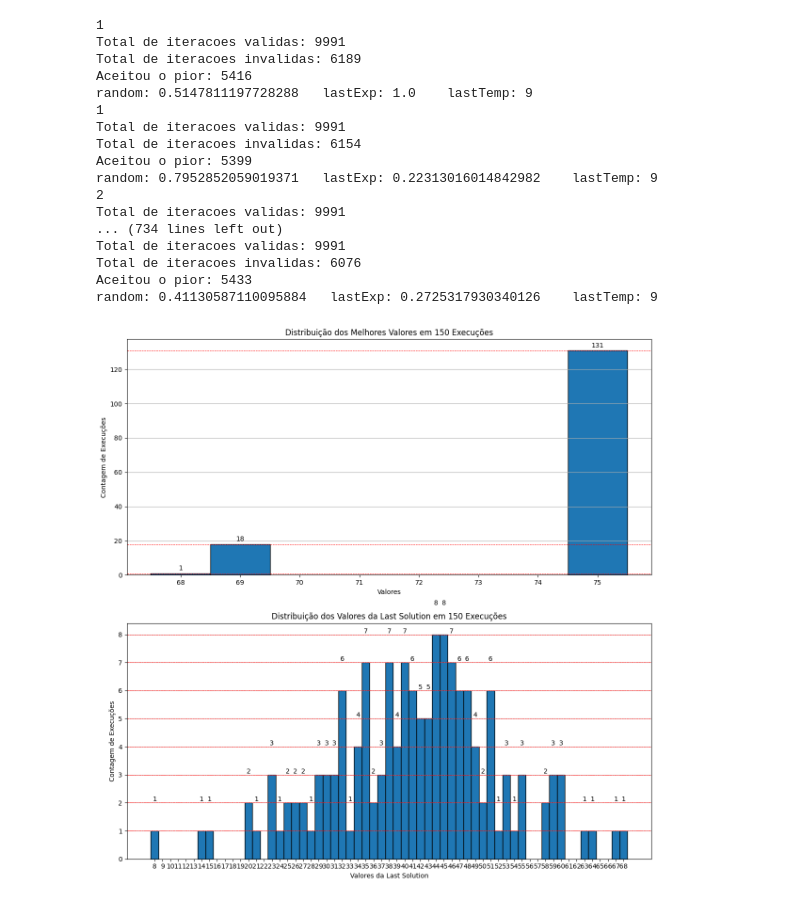
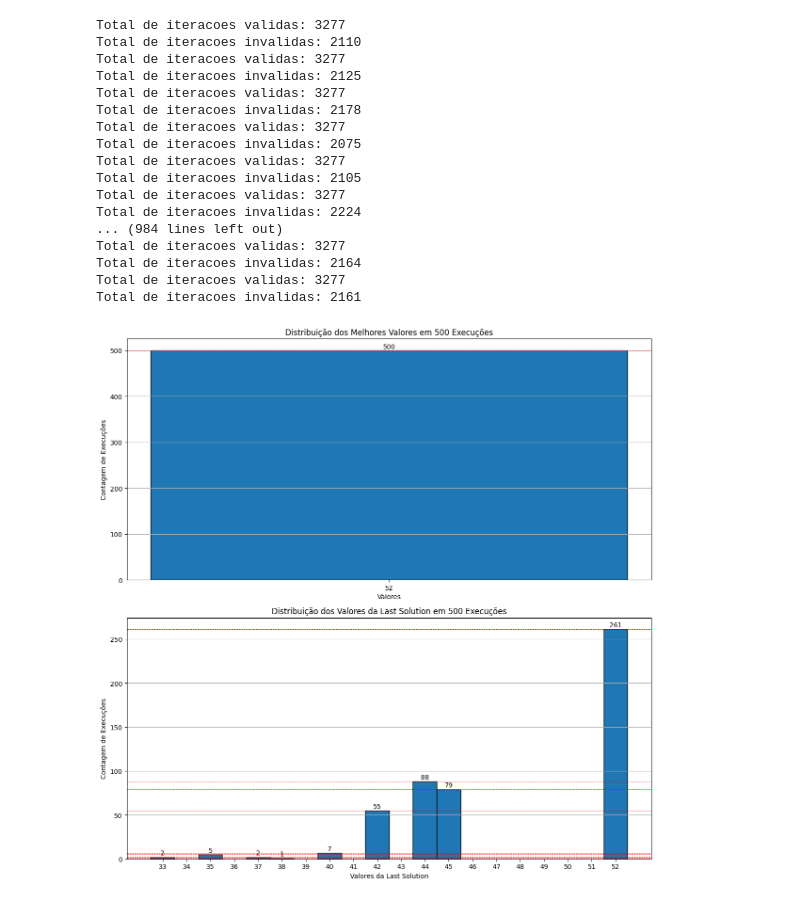
Before and after one commit to Nkamura/SI-Knapsack-problem, a Jupyter notebook: Better Alg.ipynb, the cells around one changed output. Saved outputs shown, nothing was run; the diff lists cells and outputs as text; code cells hidden in the pictures.

```diff
--- a/Better Alg.ipynb
+++ b/Better Alg.ipynb
@@ -77,7 +77,7 @@ def RandomNeighbor(solution):
 # %%
 
 #Quantidade de Itens
-n = 14
+n = 10
 originalValues = mochilaInicial(n)
 print(originalValues)
 capacity = capacidadeMochila(originalValues)
@@ -104,7 +104,7 @@ def solveKnapsack():
     #])
 
     # Definir estados Iniciais - Aleatório
-    currentSolution = [0, 0, 1, 0, 1, 0, 0, 0, 0, 0, 0, 1, 0, 0]
+    currentSolution = [0, 0, 1, 0, 1, 0, 0, 0, 0, 0]
     #currentSolution = [1, 0, 1, 1, 0, 0, 1, 0, 1, 1, 0, 0, 1, 0]
 
 
@@ -118,10 +118,10 @@ def solveKnapsack():
 
     # Temperatura inicial
     # Temperatura recebe um valor "aleatório" que vai dimiuindo conforme aumentar o número e iterações
-    temperature = 10000
-    decreaseFactor = 1
-    #decreaseFactor = 0.99
-    stopTemp = 9
+    temperature = 1000000000000
+    #decreaseFactor = 1
+    decreaseFactor = 0.99
+    stopTemp = 0.005
 
     # Stuck count para "sair" de loops ruins
     # NAO ALTERAR A TEMPERATURA MANUALMENTE!
@@ -145,7 +145,7 @@ def solveKnapsack():
         #print(valorNeighbor)
 
         if valorNeighbor != 0:
-            lastSolution = copy.deepcopy(currentSolution)
+
             # Fit = Próximo - Atual > para ver se é melhor que a atual
             fitness = valorNeighbor - currentValue
             totalIteracoes= totalIteracoes + 1
@@ -172,17 +172,19 @@ def solveKnapsack():
                 bestValue = currentValue
                 bestSolution = copy.deepcopy(currentSolution)
 
-            #temperature = temperature * decreaseFactor
-            temperature = temperature - decreaseFactor
+            temperature = temperature * decreaseFactor
+            #temperature = temperature - decreaseFactor
             lastTemp = temperature
         else:
             igualZero = igualZero + 1
 
     #print(lastAcepted)
-    #print(f"Total de iteracoes validas: {totalIteracoes}")
-    #print(f"Total de iteracoes invalidas: {igualZero}")
+    print(f"Total de iteracoes validas: {totalIteracoes}")
+    print(f"Total de iteracoes invalidas: {igualZero}")
     #print(f"Aceitou o pior: {countPior}")
     #print(f"random: {lastValueRandom}   lastExp: {lastMath}    lastTemp: {lastTemp}")
+    #lastSolution = currentValue
+    lastSolution = copy.deepcopy(currentSolution)
     return bestSolution, bestValue, lastSolution, lastTemp
 # %%
 bestSolution, bestValue, lastSolution, lastTemp= solveKnapsack()
@@ -260,15 +259,19 @@ random: 0.4631075179797508   lastExp: 0.4965853037914095    lastTemp: 9
 # %%
+import os
 import numpy as np
 import random
 import math
 import copy
 import matplotlib.pyplot as plt
 
-# [Assumindo que sua função solveKnapsack já está definida anteriormente]
+# Cria a pasta SolutionsGraphs caso ela não exista
+output_folder = 'SolutionsGraphs'
+if not os.path.exists(output_folder):
+    os.makedirs(output_folder)
 
 results = []
 last_solution_values = []  # Lista para armazenar os valores da lastSolution
-num_iterations = 150  # Número de execuções
+num_iterations = 500  # Número de execuções
 
 for i in range(num_iterations):
     bestSolution, bestValue, lastSolution, lastTemp = solveKnapsack()
@@ -287,50 +290,55 @@ bars = plt.bar(unique_values, counts, width=1, edgecolor='black', align='center'
 plt.xlabel('Valores')
 plt.ylabel('Contagem de Execuções')
 plt.title(f'Distribuição dos Melhores Valores em {num_iterations} Execuções')
 plt.xticks(np.arange(min(unique_values), max(unique_values) + 1, 1))  # Eixo X de 1 em 1
 plt.grid(axis='y')  # Grade para facilitar a visualização
 
 # Adicionar linhas pontilhadas nos valores do eixo Y
 for i in range(len(counts)):
     plt.axhline(y=counts[i], color='red', linestyle='--', linewidth=0.7)  # Linha pontilhada
     plt.text(unique_values[i], counts[i] + 1, str(counts[i]), ha='center', va='bottom')  # Adiciona o valor em cima da barra
 
 # Gráfico 2: Distribuição dos Valores da Last Solution
 unique_last_values, last_counts = np.unique(last_solution_values, return_counts=True)
 
 # Gráfico 2: Last Solution
 plt.subplot(2, 1, 2)  # 2 linhas, 1 coluna, gráfico 2
 bars_last = plt.bar(unique_last_values, last_counts, width=1, edgecolor='black', align='center')
 plt.xlabel('Valores da Last Solution')
 plt.ylabel('Contagem de Execuções')
 plt.title(f'Distribuição dos Valores da Last Solution em {num_iterations} Execuções')
 plt.xticks(np.arange(min(unique_last_values), max(unique_last_values) + 1, 1))  # Eixo X de 1 em 1
 plt.grid(axis='y')  # Grade para facilitar a visualização
 
 # Adicionar linhas pontilhadas nos valores do eixo Y
 for i in range(len(last_counts)):
     plt.axhline(y=last_counts[i], color='red', linestyle='--', linewidth=0.7)  # Linha pontilhada
     plt.text(unique_last_values[i], last_counts[i] + 1, str(last_counts[i]), ha='center', va='bottom')  # Valor em cima da barra
 
-# Ajustar layout e mostrar os gráficos
-plt.tight_layout()  # Ajusta o layout para que os gráficos não se sobreponham
+# Ajustar layout
+plt.tight_layout()
+
+# Salvar o gráfico na pasta SolutionsGraphs em formato JPG
+output_path = os.path.join(output_folder, "Distribuicao_Valores.jpg")
+plt.savefig(output_path, format='jpg')
+
 plt.show()
 # %% [output]
-1
-Total de iteracoes validas: 9991
-Total de iteracoes invalidas: 6189
-Aceitou o pior: 5416
-random: 0.5147811197728288   lastExp: 1.0    lastTemp: 9
-1
-Total de iteracoes validas: 9991
-Total de iteracoes invalidas: 6154
-Aceitou o pior: 5399
-random: 0.7952852059019371   lastExp: 0.22313016014842982    lastTemp: 9
-2
-Total de iteracoes validas: 9991
-... (734 lines left out)
-Total de iteracoes validas: 9991
-Total de iteracoes invalidas: 6076
-Aceitou o pior: 5433
-random: 0.41130587110095884   lastExp: 0.2725317930340126    lastTemp: 9
+Total de iteracoes validas: 3277
+Total de iteracoes invalidas: 2110
+Total de iteracoes validas: 3277
+Total de iteracoes invalidas: 2125
+Total de iteracoes validas: 3277
+Total de iteracoes invalidas: 2178
+Total de iteracoes validas: 3277
+Total de iteracoes invalidas: 2075
+Total de iteracoes validas: 3277
+Total de iteracoes invalidas: 2105
+Total de iteracoes validas: 3277
+Total de iteracoes invalidas: 2224
+... (984 lines left out)
+Total de iteracoes validas: 3277
+Total de iteracoes invalidas: 2164
+Total de iteracoes validas: 3277
+Total de iteracoes invalidas: 2161
-[figure, old version]
+[figure, new version]
```
Also changed, not shown: parts of 3 cells of this notebook, 1 other file.
